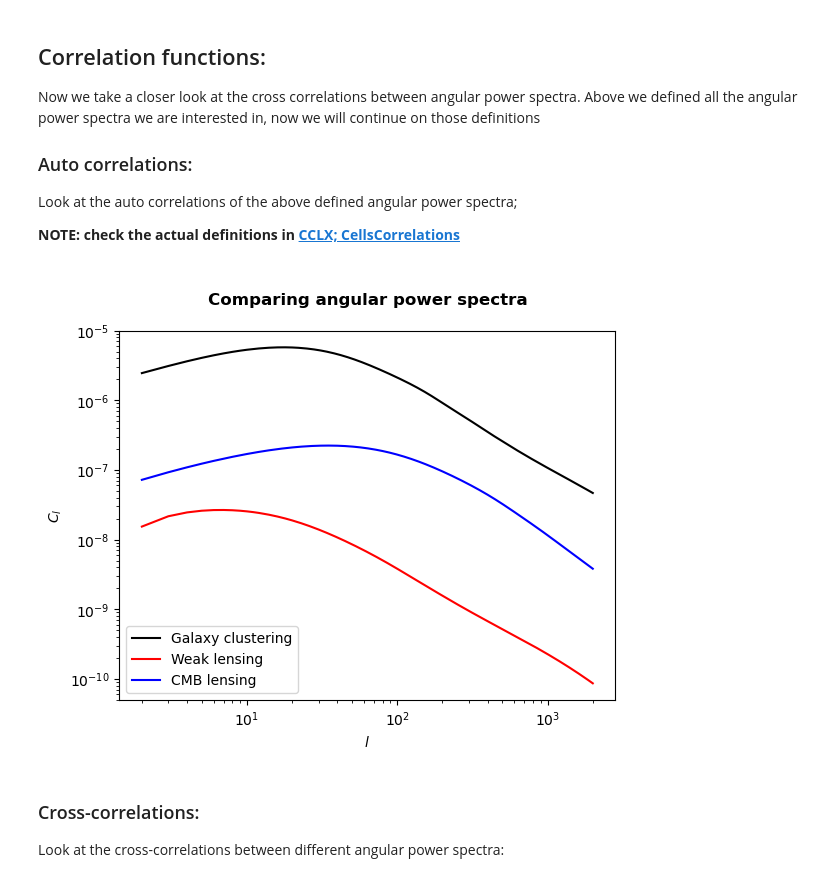
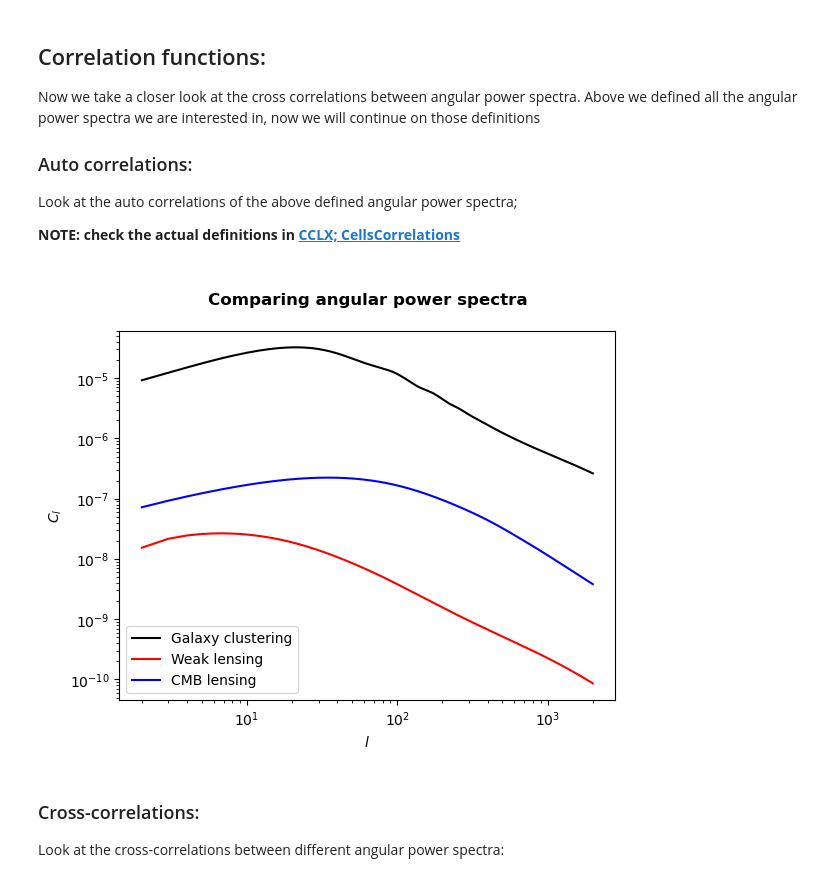
Before and after one commit to XanderHenrik/Masters-Project, a Jupyter notebook: notebooks/varying_C_l.ipynb, the cells around one changed output. Drawn from its saved outputs; the diff is of its cells as text; code cells hidden in the pictures.

```diff
--- a/notebooks/varying_C_l.ipynb
+++ b/notebooks/varying_C_l.ipynb
@@ -144,27 +152,27 @@ Look at the auto correlations of the above defined angular power spectra;
 # %%
 # Define angular power spectra, using the definitions of the tracers above:
 ells = np.arange(2, 2000)
 
 cls_wl = ccl.angular_cl(cosmo, wl_s, wl_s, ells)
-cls_g_cl = ccl.angular_cl(cosmo, gc_d_nz2, gc_d_nz2, ells)
+cls_g_cl = ccl.angular_cl(cosmo, gc_d, gc_d, ells)
 cls_cmb = ccl.angular_cl(cosmo, cmbl, cmbl, ells)
 
 # Initiate the plot:
 plt.figure()
 plt.title("\nComparing angular power spectra\n", weight='bold')
 
 # PLot angular power spectra:
 plt.loglog(ells, cls_g_cl, 'k-', label='Galaxy clustering')
 plt.loglog(ells, cls_wl, 'r-', label='Weak lensing')
 plt.loglog(ells, cls_cmb, 'b-', label='CMB lensing')
 
 # Readability of the plot:
 plt.legend()
 plt.xlabel('$l$')
 plt.ylabel(r'$C_{l}$')
 plt.show()
 # %% [output]
-[figure, old version]
+[figure, new version]
 # %% [markdown]
 ### Cross-correlations:
 Look at the cross-correlations between different angular power spectra:
```
Also changed, not shown: parts of 7 cells of this notebook.
